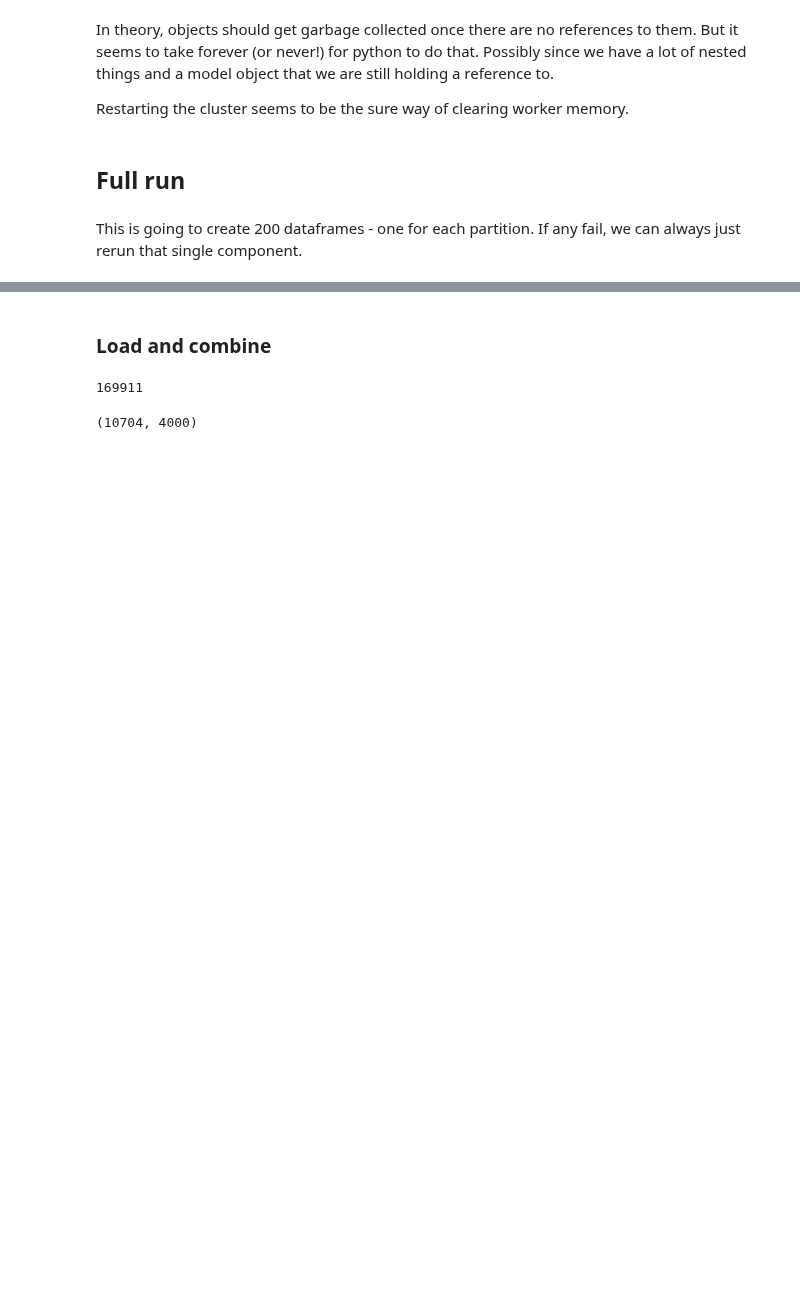
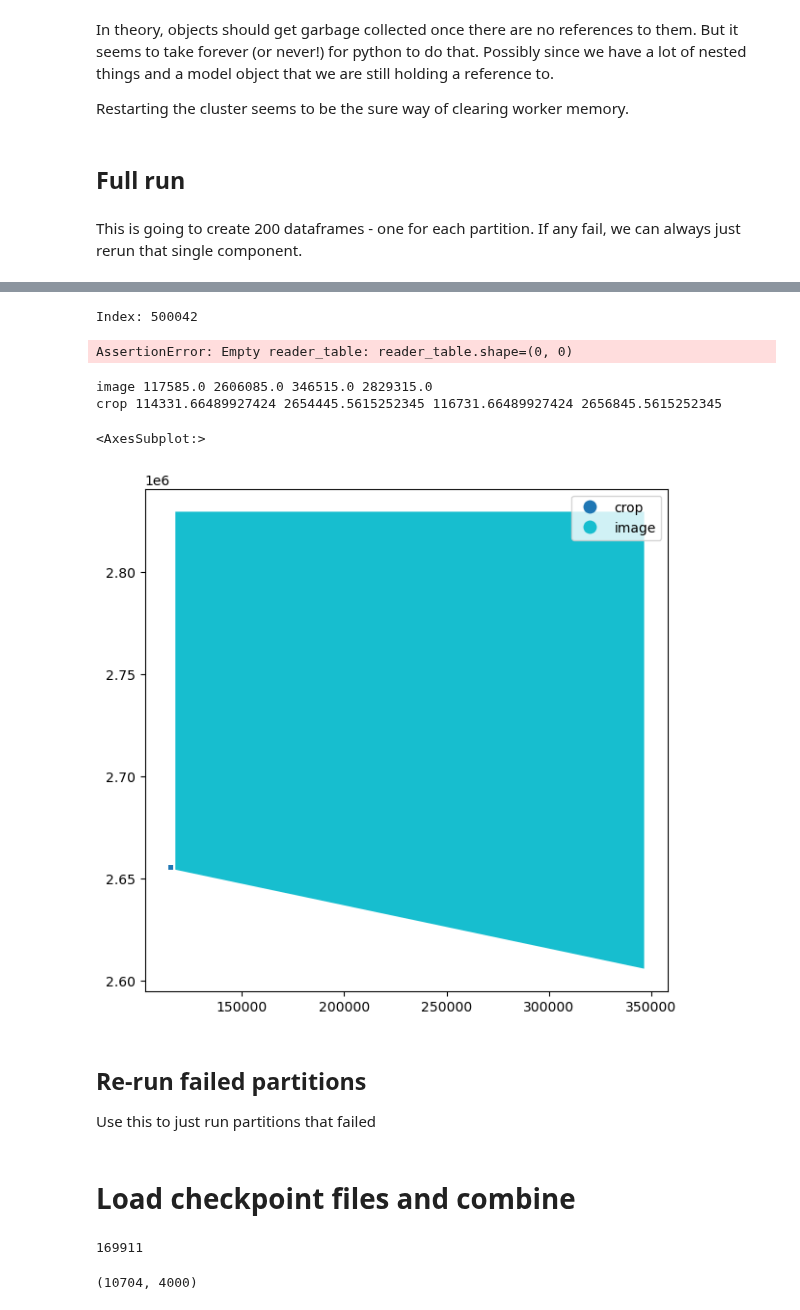
Before and after one commit to IDinsight/mosaiks, a Jupyter notebook: playground/featurize_pipeline.ipynb, the cells around one changed output, grey strips where cells are left out. Drawn from its saved outputs; the diff is of its cells as text; code cells hidden in the pictures; blank space fills up the shorter version.

Commit message:
crop sits outwith image shape

```diff
--- a/playground/featurize_pipeline.ipynb
+++ b/playground/featurize_pipeline.ipynb
@@ -241,0 +258,43 @@ Use this to just run partitions that failed
+# %%
+p_44 = partitions[44].compute()
+stac_items = p_44.stac_item.unique()
+# %%
+# for i, row in p_44.iterrows():
+
+i = 500042 # 500015 works
+row = p_44.loc[i]
+
+print("Index:", i)
+stac_item = row["stac_item"]
+lat = row["Lat"]
+lon = row["Lon"]
+buffer = 1200
+
+crs = stac_item.properties["proj:epsg"]
+x_utm, y_utm = pyproj.Proj(crs)(lon, lat)
+x_min, x_max = x_utm - buffer, x_utm + buffer
+y_min, y_max = y_utm - buffer, y_utm + buffer
+
+xarray = stackstac.stack(
+    stac_item,
+    assets=satellite_config["bands"],
+    resolution=satellite_config["resolution"],
+    rescale=False,
+    dtype=np.uint8,
+    bounds=[x_min, y_min, x_max, y_max],
+    fill_value=0,
+    # snap_bounds=False
+)
+
+print(xarray.values.shape)
+# %% [output]
+Index: 500042
+AssertionError: Empty reader_table: reader_table.shape=(0, 0)
+# %%
+x_min_p, y_min_p, x_max_p, y_max_p = p_44.loc[i].stac_item.properties["proj:bbox"]
+# %%
+print("image", x_min_p, y_min_p, x_max_p, y_max_p)
+print("crop", x_min, y_min, x_max, y_max)
+# %% [output]
+image 117585.0 2606085.0 346515.0 2829315.0
+crop 114331.66489927424 2654445.5615252345 116731.66489927424 2656845.5615252345
@@ -242,3 +303,19 @@ Use this to just run partitions that failed
+# %%
+from shapely.geometry import Polygon
+import geopandas as gpd
+
+image_square = Polygon([[x_min_p, y_min],[x_min_p, y_max_p], [x_max_p, y_max_p], [x_max_p, y_min_p]])
+crop_square = Polygon([[x_min, y_min],[x_min, y_max], [x_max, y_max], [x_max, y_min]])
+
+g = gpd.GeoDataFrame({"item":["image", "crop"]}, geometry=[image_square, crop_square])
+g.plot(column="item", legend=True, figsize=(7,7))
+# %% [output]
+<AxesSubplot:>
+[figure, added]
+# %% [markdown]
+## Re-run failed partitions
+
+Use this to just run partitions that failed
 # %%
 # %%time
 
@@ -257,7 +334,7 @@ Use this to just run partitions that failed
 # %%
 # _ = client.restart()
 # %% [markdown]
-### Load and combine
+# Load checkpoint files and combine
 # %%
 import pandas as pd
 import os
```
Also changed, not shown: parts of 25 cells of this notebook.
